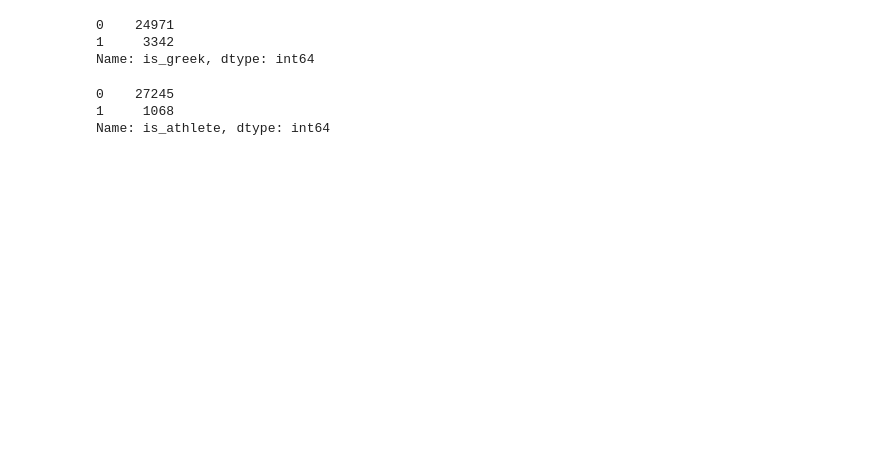
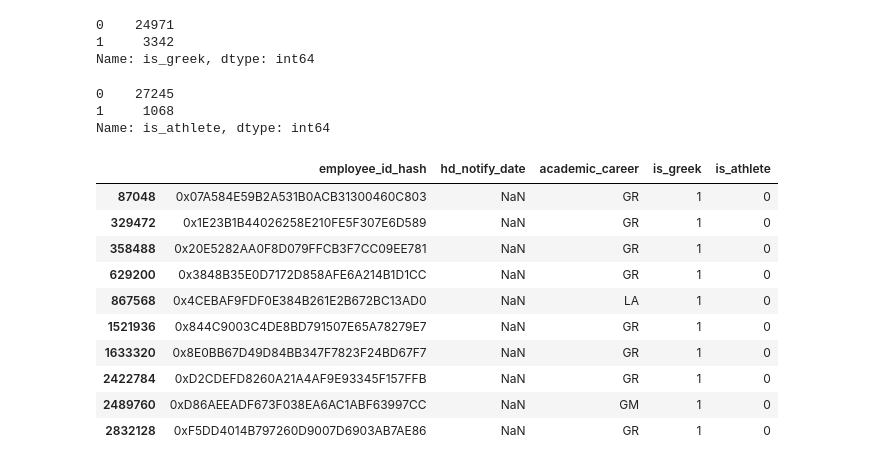
Before and after one commit to zyyjjj/classroom_transmission, a Jupyter notebook: notebooks/01262023_load_student_day_data.ipynb, the cells around one changed output. Drawn from its saved outputs; the diff is of its cells as text; code cells hidden in the pictures; blank space fills up the shorter version.

```diff
--- a/notebooks/01262023_load_student_day_data.ipynb
+++ b/notebooks/01262023_load_student_day_data.ipynb
@@ -96,3 +118,18 @@ unique['is_athlete'].value_counts()
 0    27245
 1     1068
 Name: is_athlete, dtype: int64
+# %%
+# 10 individuals marked is_greek but are not undergraduates
+unique[(unique['academic_career'] != 'UG_G') & (unique['is_greek'] == 1)]
+# %% [output]
+|  | employee_id_hash | hd_notify_date | academic_career | is_greek | is_athlete |
+| 87048 | 0x07A584E59B2A531B0ACB31300460C803 | NaN | GR | 1 | 0 |
+| 329472 | 0x1E23B1B44026258E210FE5F307E6D589 | NaN | GR | 1 | 0 |
+| 358488 | 0x20E5282AA0F8D079FFCB3F7CC09EE781 | NaN | GR | 1 | 0 |
+| 629200 | 0x3848B35E0D7172D858AFE6A214B1D1CC | NaN | GR | 1 | 0 |
+| 867568 | 0x4CEBAF9FDF0E384B261E2B672BC13AD0 | NaN | LA | 1 | 0 |
+| 1521936 | 0x844C9003C4DE8BD791507E65A78279E7 | NaN | GR | 1 | 0 |
+| 1633320 | 0x8E0BB67D49D84BB347F7823F24BD67F7 | NaN | GR | 1 | 0 |
+| 2422784 | 0xD2CDEFD8260A21A4AF9E93345F157FFB | NaN | GR | 1 | 0 |
+| 2489760 | 0xD86AEEADF673F038EA6AC1ABF63997CC | NaN | GM | 1 | 0 |
+| 2832128 | 0xF5DD4014B797260D9007D6903AB7AE86 | NaN | GR | 1 | 0 |
```
Also changed, not shown: parts of 16 cells of this notebook.
